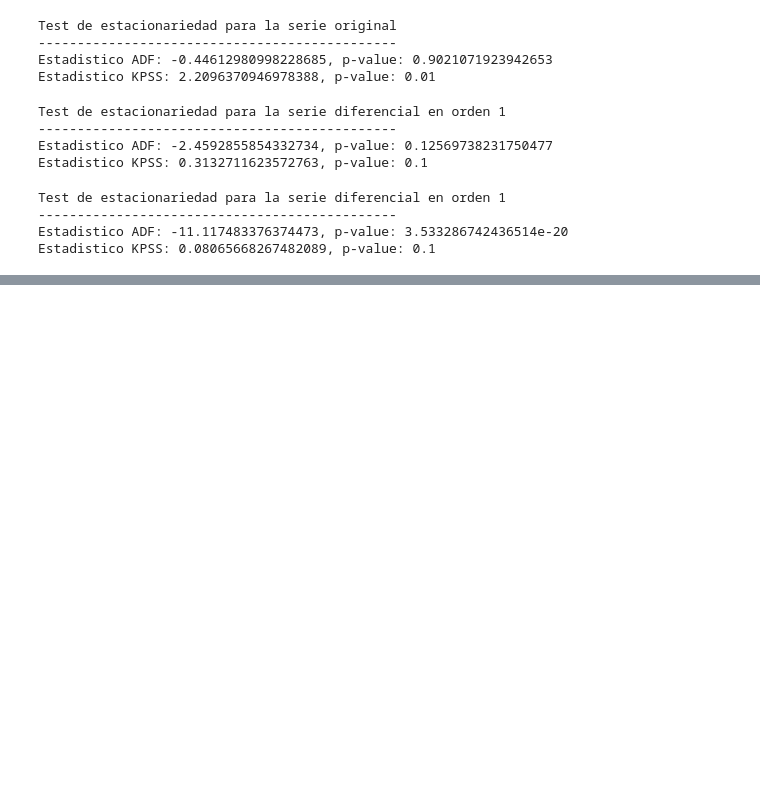
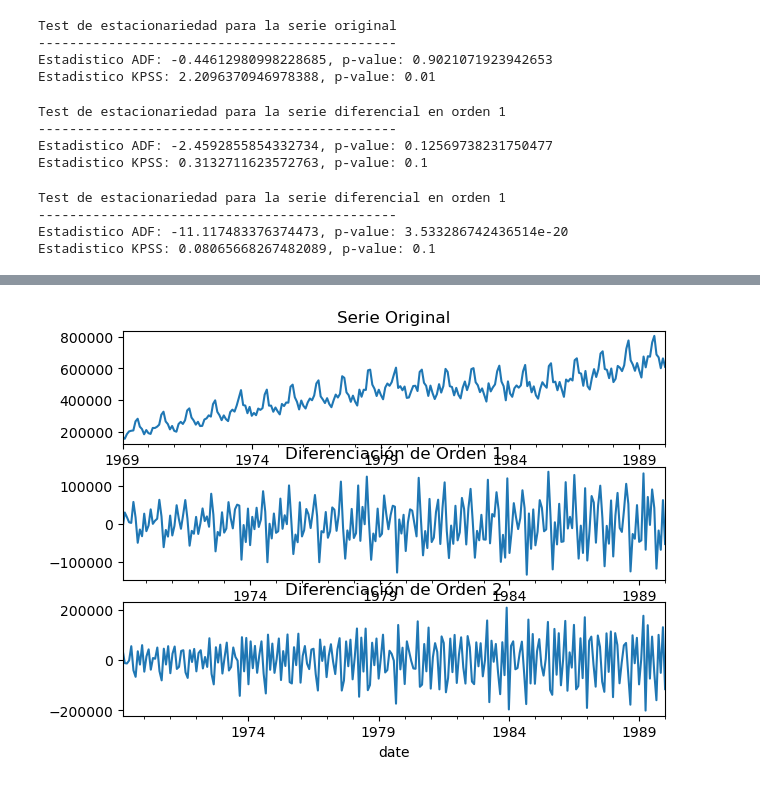
Before and after one commit to SGiraldoZ/NBs_BI, a Jupyter notebook: modelos_regresivos_sarimax.ipynb, the cells around one changed output, grey strips where cells are left out. Saved outputs shown, nothing was run; the diff lists cells and outputs as text; code cells hidden in the pictures; blank space fills up the shorter version.

```diff
--- a/modelos_regresivos_sarimax.ipynb
+++ b/modelos_regresivos_sarimax.ipynb
@@ -172,0 +179,10 @@ Estadistico KPSS: 0.08065668267482089, p-value: 0.1
+# %%
+fig, ax = plt.subplots(3,1,figsize=(7,5))
+
+datos.plot(ax = ax[0], title='Serie Original')
+datos_diff_1.plot(ax = ax[1], title="Diferenciación de Orden 1")
+datos_diff_2.plot(ax = ax[2], title="Diferenciación de Orden 2")
+
+plt.show()
+# %% [output]
+[figure, added]
```
Also changed, not shown: parts of 1 cell of this notebook.
